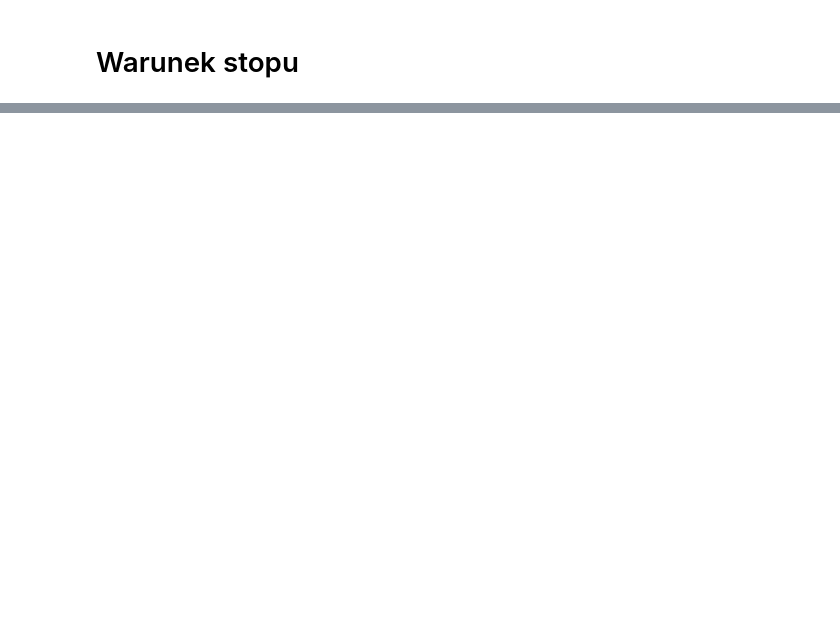
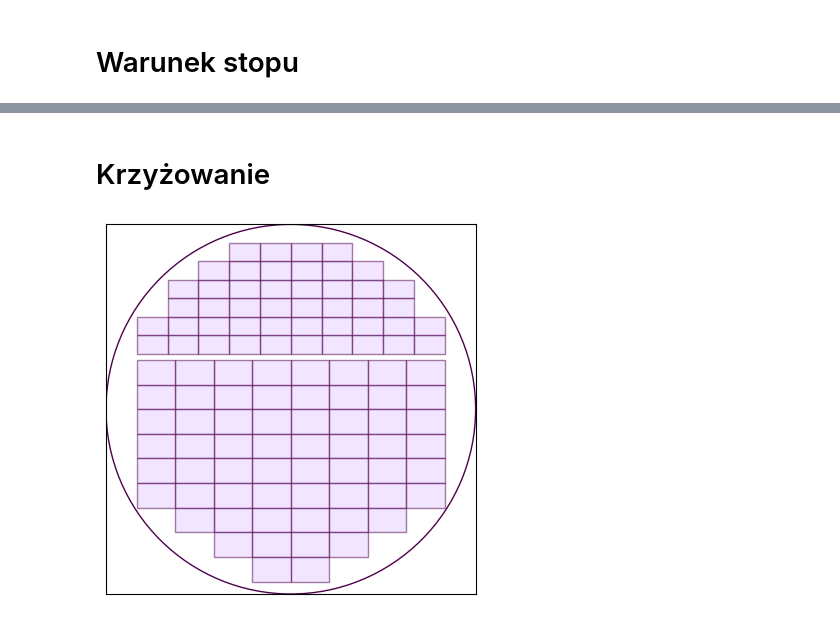
Before and after one commit to malwina0/2023L-Computational_Intelligence_Methods, a Jupyter notebook: Genetic Algorithm/GeneticAlgorithm.ipynb, the cells around one changed output, grey strips where cells are left out. Drawn from its saved outputs; the diff is of its cells as text; code cells hidden in the pictures; blank space fills up the shorter version.

```diff
--- a/Genetic Algorithm/GeneticAlgorithm.ipynb
+++ b/Genetic Algorithm/GeneticAlgorithm.ipynb
@@ -165,0 +162,13 @@ else:
+# %% [markdown]
+# Krzyżowanie
+# %%
+rectangles_in_circle_1 = population[0].rectangles_list
+rectangles_in_circle_2 = population[2].rectangles_list
+mutated = [rectangle for rectangle in rectangles_in_circle_1 if rectangle.top_right_y > 400]
+mutated.extend([rectangle for rectangle in rectangles_in_circle_2 if rectangle.top_right_y <= 400])
+# %%
+mutated_circle = CircleWithRectangles(mutated, 1200)
+# %%
+mutated_circle.plot_circle()
+# %% [output]
+[figure, added]
```
Also changed, not shown: parts of 7 cells of this notebook.
